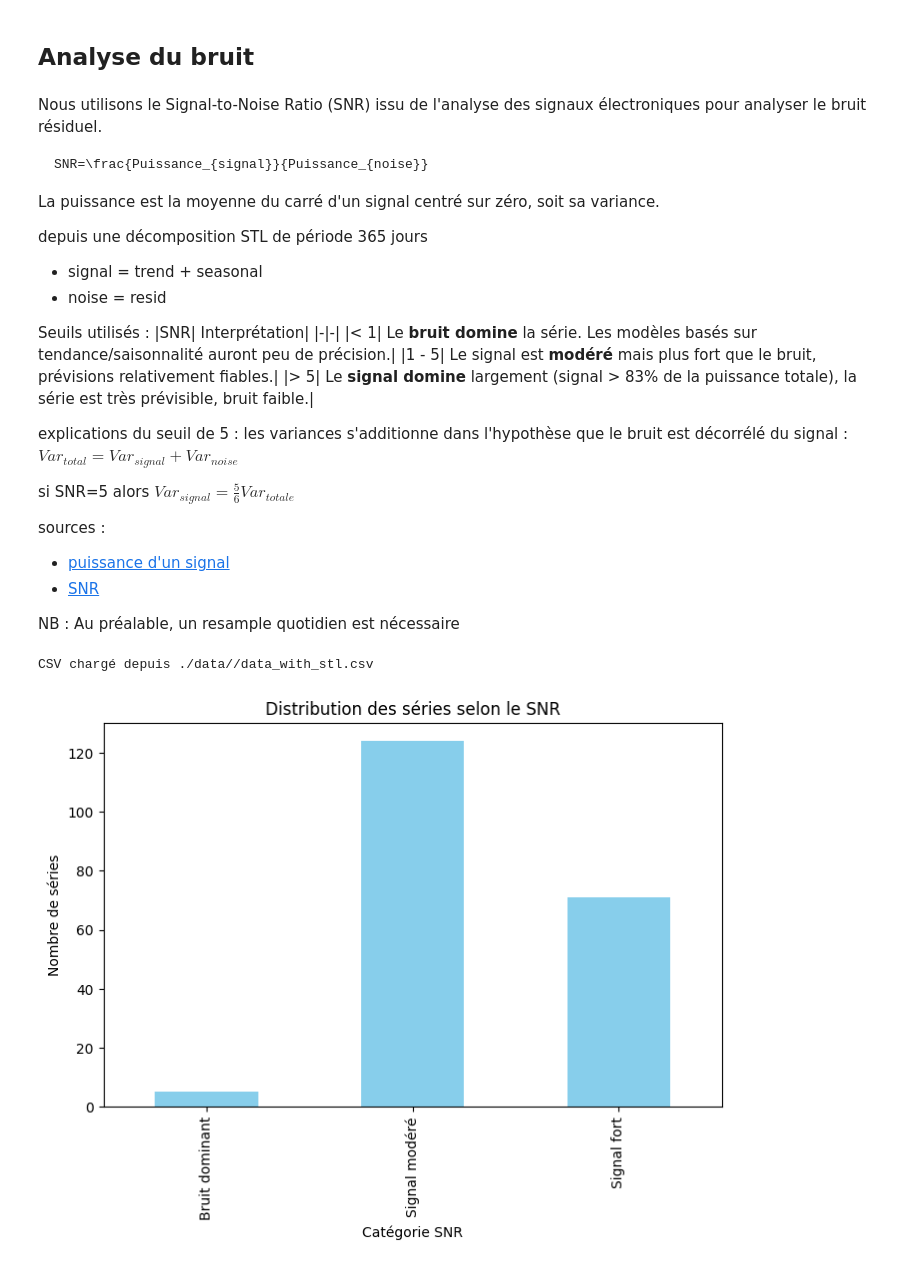
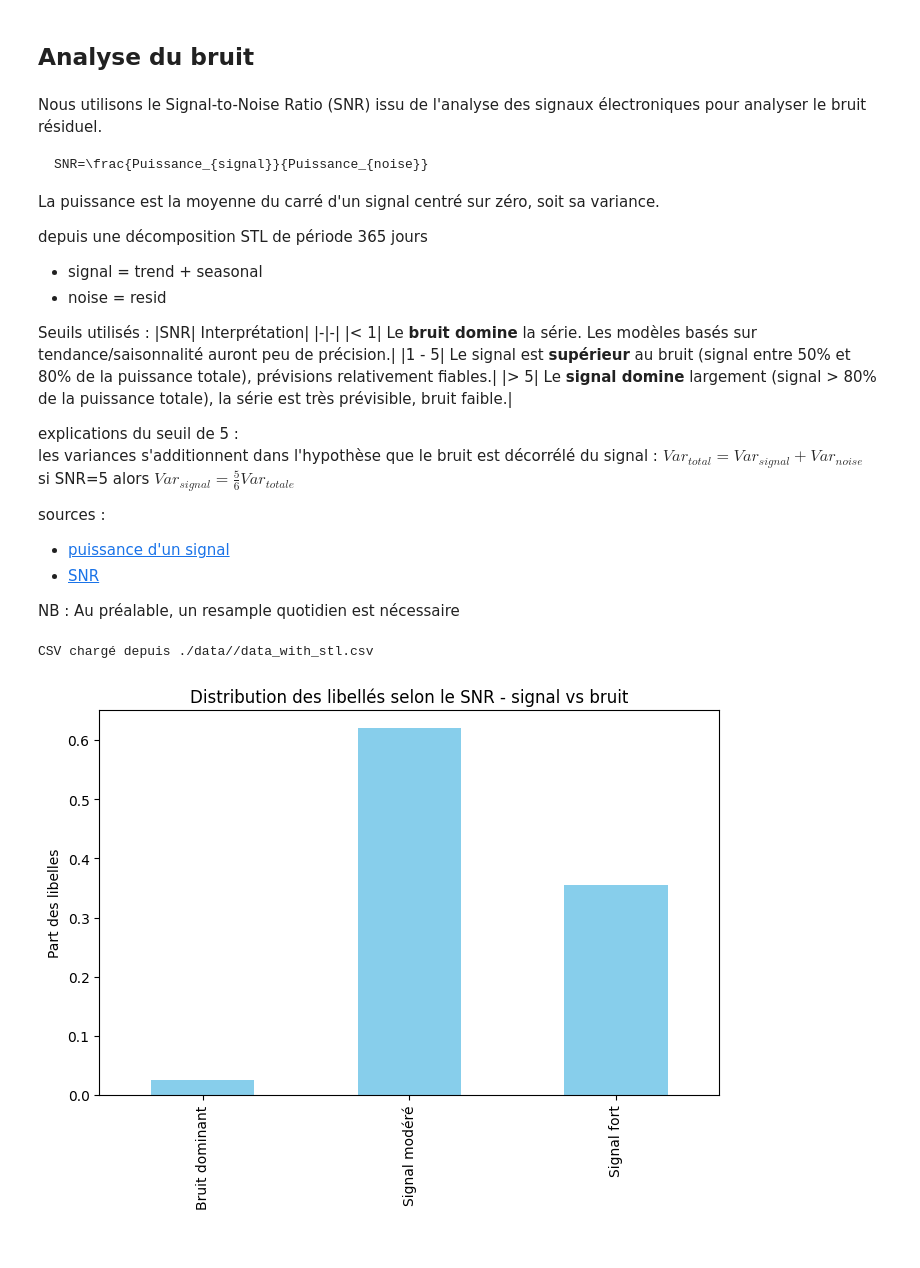
Before and after one commit to montagneForEver/ML_consommation_eau, a Jupyter notebook: exploration_finale.ipynb, the cells around one changed output. Saved outputs shown, nothing was run; the diff lists cells and outputs as text; code cells hidden in the pictures.

```diff
--- a/exploration_finale.ipynb
+++ b/exploration_finale.ipynb
@@ -440,11 +448,11 @@ Seuils utilisés :
 |SNR|	Interprétation|
 |-|-|
 |< 1|	Le **bruit domine** la série. Les modèles basés sur tendance/saisonnalité auront peu de précision.|
-|1 - 5|	Le signal est **modéré** mais plus fort que le bruit, prévisions relativement fiables.|
-|> 5|	Le **signal domine** largement (signal > 83% de la puissance totale), la série est très prévisible, bruit faible.|
+|1 - 5|	Le signal est **supérieur** au bruit (signal entre 50% et 80% de la puissance totale), prévisions relativement fiables.|
+|> 5|	Le **signal domine** largement (signal > 80% de la puissance totale), la série est très prévisible, bruit faible.|
 
-explications du seuil de 5 : les variances s'additionne dans l'hypothèse que le bruit est décorrélé du signal :$Var_{total}=Var_{signal}+Var_{noise}$
-
+explications du seuil de 5 :\
+les variances s'additionnent dans l'hypothèse que le bruit est décorrélé du signal : $Var_{total}=Var_{signal}+Var_{noise}$\
 si SNR=5 alors $Var_{signal}=\frac{5}{6}Var_{totale}$
 
 sources :
@@ -534,21 +542,21 @@ snr_series = compute_snr_from_stl(data_with_stl)
 # %%
 # Supposons snr_series est un pd.Series des SNR par libelle
 # Définir les bins et labels
 bins = [0, 1, 5, float('inf')]
 labels = ['Bruit dominant', 'Signal modéré', 'Signal fort']
 
 # Ajouter une colonne catégorielle
 snr_df = snr_series.reset_index()
 snr_df.columns = ['libelle', 'SNR']
 snr_df['SNR_bin'] = pd.cut(snr_df['SNR'], bins=bins, labels=labels, right=False)
 
 # Histogramme
 plt.figure(figsize=(8,5))
-snr_df['SNR_bin'].value_counts().reindex(labels).plot(kind='bar', color='skyblue')
-plt.xlabel('Catégorie SNR')
-plt.ylabel('Nombre de séries')
-plt.title('Distribution des séries selon le SNR')
+snr_df['SNR_bin'].value_counts(normalize=True).reindex(labels).plot(kind='bar', color='skyblue')
+plt.xlabel(None)
+plt.ylabel('Part des libelles')
+plt.title('Distribution des libellés selon le SNR - signal vs bruit')
 plt.show()
 # %% [output]
-[figure, old version]
+[figure, new version]
 # %% [markdown]
```
Also changed, not shown: parts of 11 cells of this notebook.
